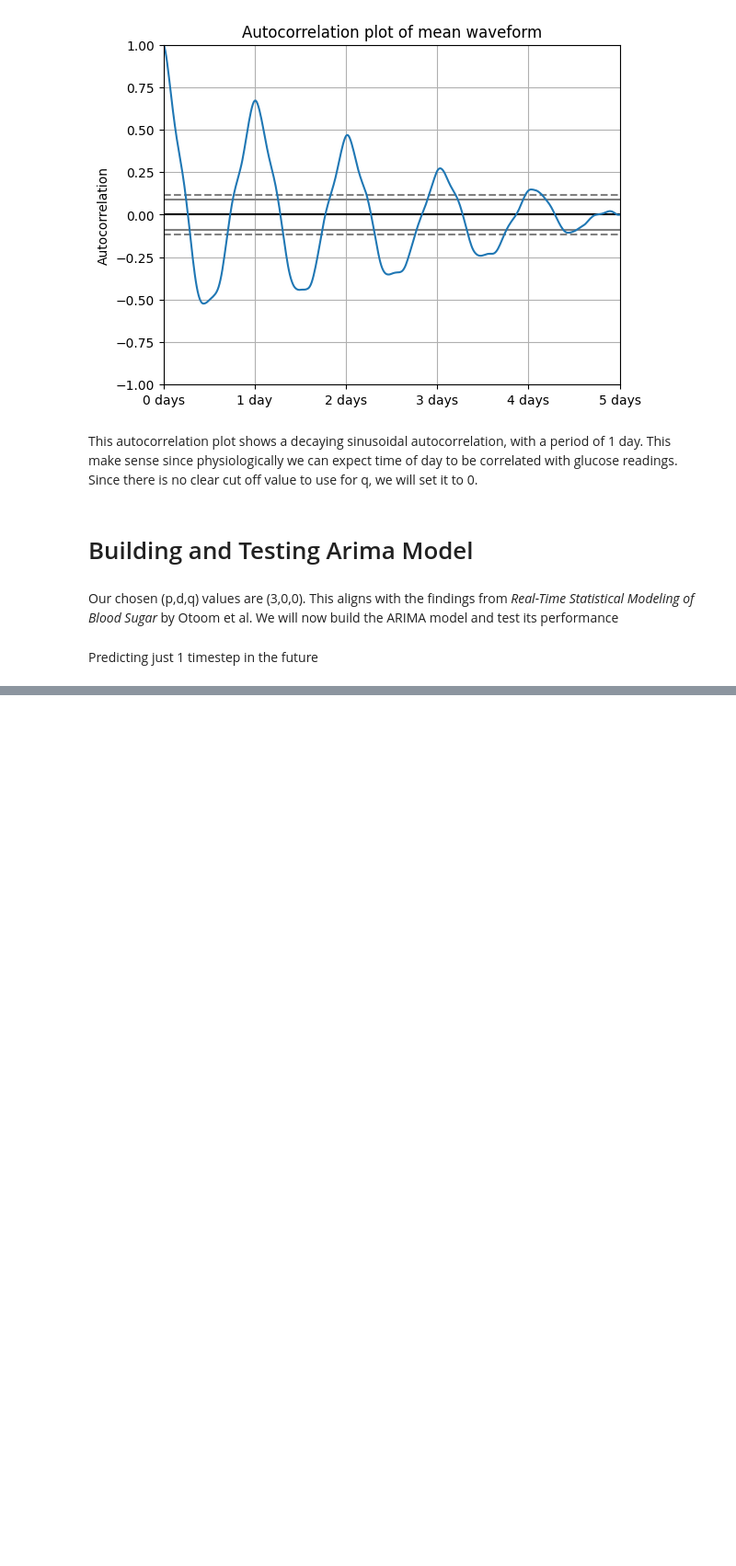
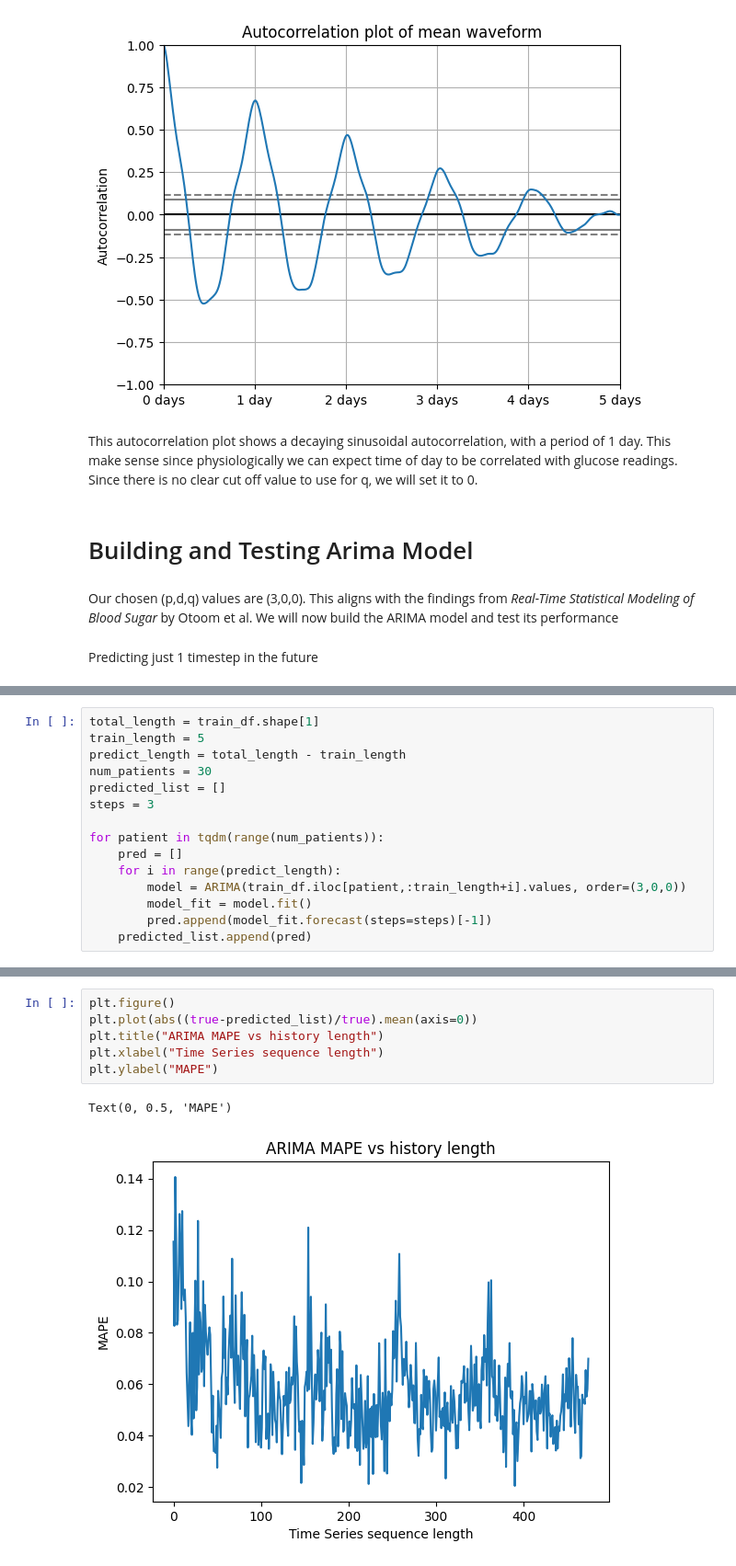
Before and after one commit to rewazzu/cgm-deeplearning, a Jupyter notebook: ARIMA.ipynb, the cells around one changed output, grey strips where cells are left out. Shown at 92% size. Saved outputs shown, nothing was run; the diff lists cells and outputs as text; blank space fills up the shorter version.

```diff
--- a/ARIMA.ipynb
+++ b/ARIMA.ipynb
@@ -132,0 +139,15 @@ tensor(0.0703)
+# %%
+total_length = train_df.shape[1]
+train_length = 5
+predict_length = total_length - train_length
+num_patients = 30
+predicted_list = []
+steps = 3
+
+for patient in tqdm(range(num_patients)):
+    pred = []
+    for i in range(predict_length):
+        model = ARIMA(train_df.iloc[patient,:train_length+i].values, order=(3,0,0))
+        model_fit = model.fit()
+        pred.append(model_fit.forecast(steps=steps)[-1])
+    predicted_list.append(pred)
@@ -132,0 +161,9 @@ tensor(0.0703)
+# %%
+plt.figure()
+plt.plot(abs((true-predicted_list)/true).mean(axis=0))
+plt.title("ARIMA MAPE vs history length")
+plt.xlabel("Time Series sequence length")
+plt.ylabel("MAPE")
+# %% [output]
+Text(0, 0.5, 'MAPE')
+[figure, added]
```
Also changed, not shown: parts of 14 cells of this notebook, 3 other files.
